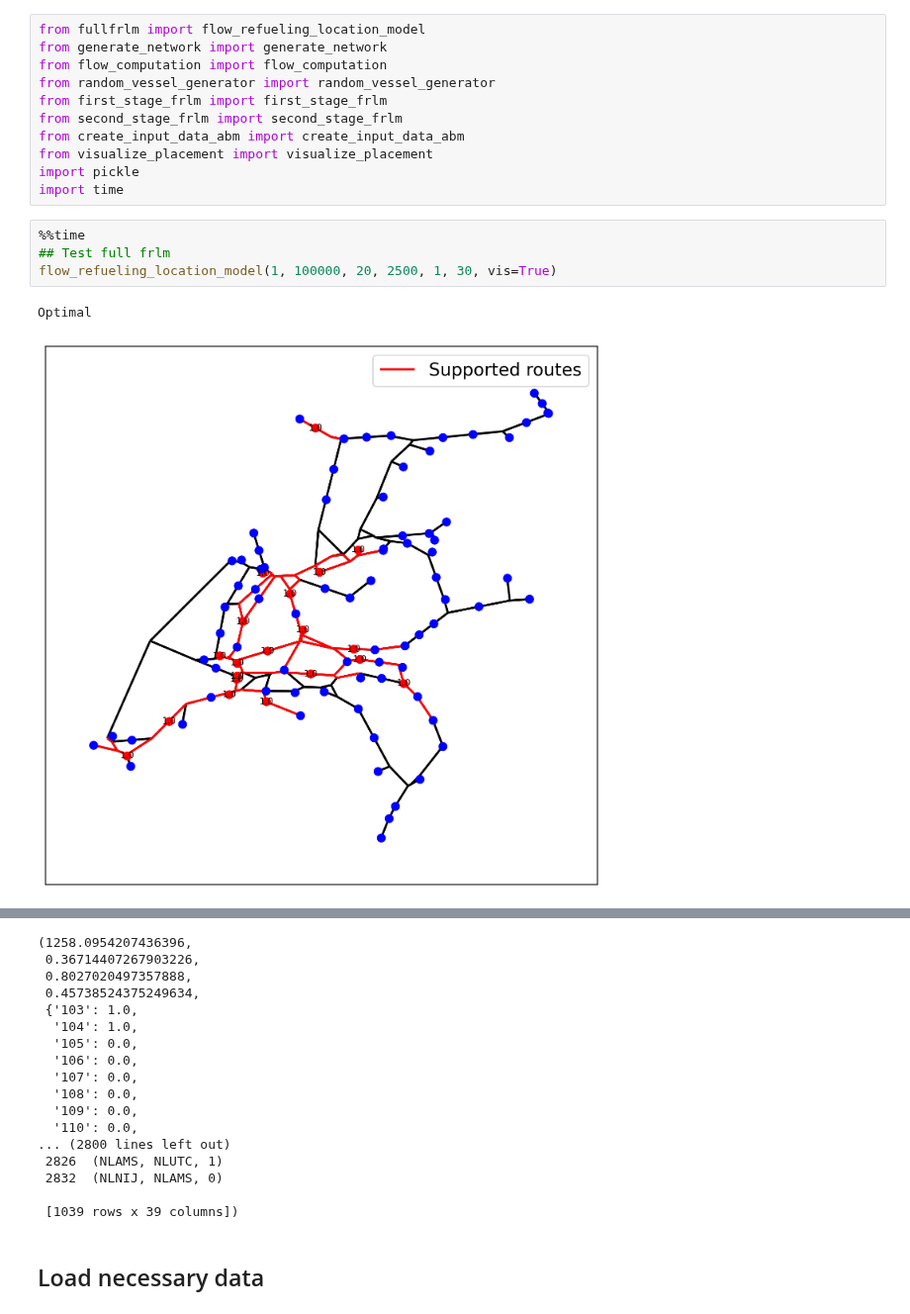
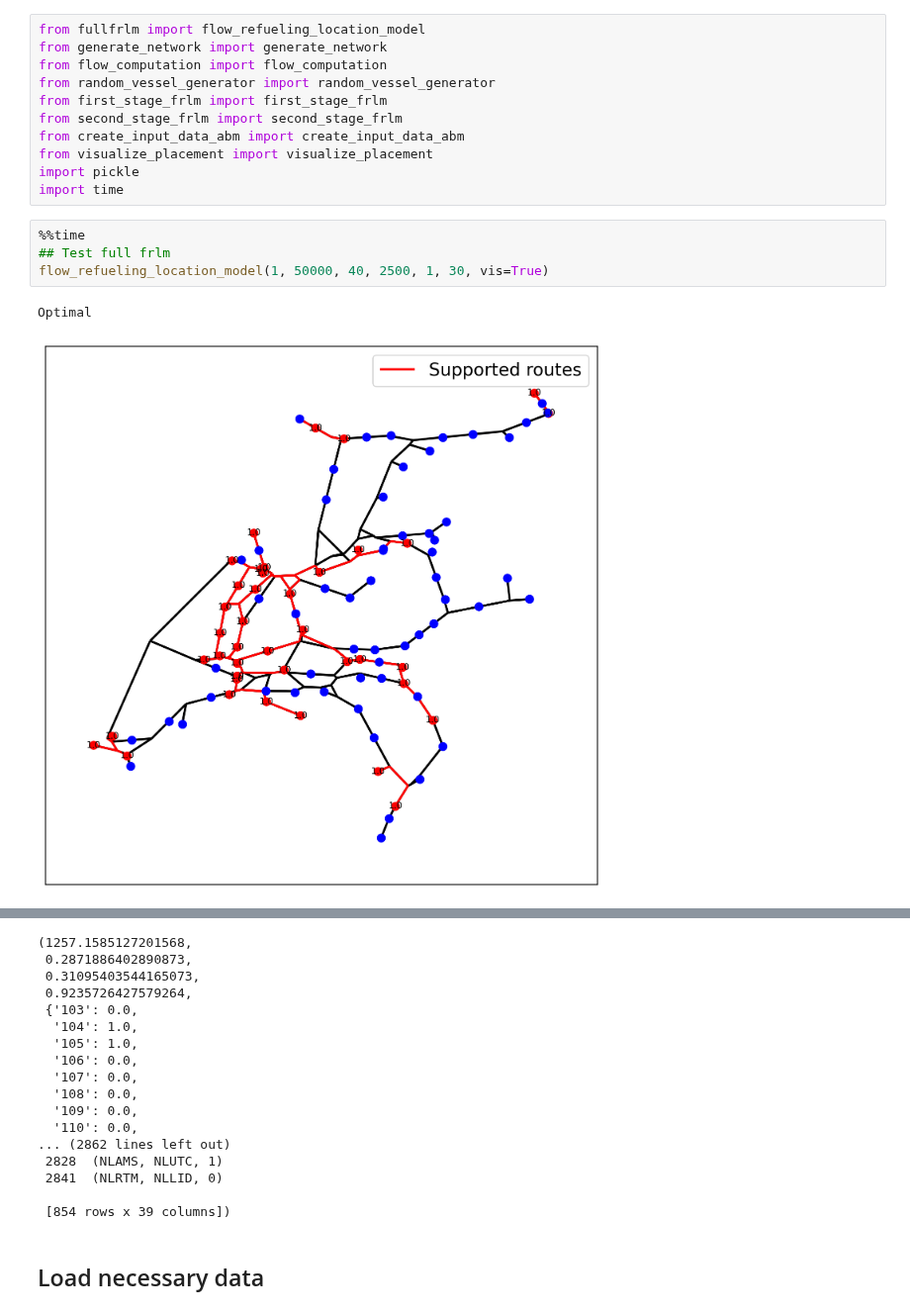
Before and after one commit to fabiandriessen/Thesis, a Jupyter notebook: 5_waterway_network_test.ipynb, the cells around one changed output, grey strips where cells are left out. Shown at 99% size. Cells and saved outputs as stored; diff of their text form.

```diff
--- a/5_waterway_network_test.ipynb
+++ b/5_waterway_network_test.ipynb
@@ -12,7 +12,7 @@ import time
 # %%
 %%time
 ## Test full frlm
-flow_refueling_location_model(1, 100000, 20, 2500, 1, 30, vis=True)
+flow_refueling_location_model(1, 50000, 40, 2500, 1, 30, vis=True)
 # %% [output]
 Optimal
-[figure, old version]
+[figure, new version]
@@ -21,20 +21,20 @@ Wall time: 35.1 s
-(1258.0954207436396,
- 0.36714407267903226,
- 0.8027020497357888,
- 0.45738524375249634,
- {'103': 1.0,
+(1257.1585127201568,
+ 0.2871886402890873,
+ 0.31095403544165073,
+ 0.9235726427579264,
+ {'103': 0.0,
   '104': 1.0,
-  '105': 0.0,
+  '105': 1.0,
   '106': 0.0,
   '107': 0.0,
   '108': 0.0,
   '109': 0.0,
   '110': 0.0,
-... (2800 lines left out)
- 2826  (NLAMS, NLUTC, 1)
- 2832  (NLNIJ, NLAMS, 0)
+... (2862 lines left out)
+ 2828  (NLAMS, NLUTC, 1)
+ 2841  (NLRTM, NLLID, 0)
 
- [1039 rows x 39 columns])
+ [854 rows x 39 columns])
 # %% [markdown]
 ## Load necessary data
 # %%
```
Also changed, not shown: parts of 1 cell of this notebook, 13 other files.
